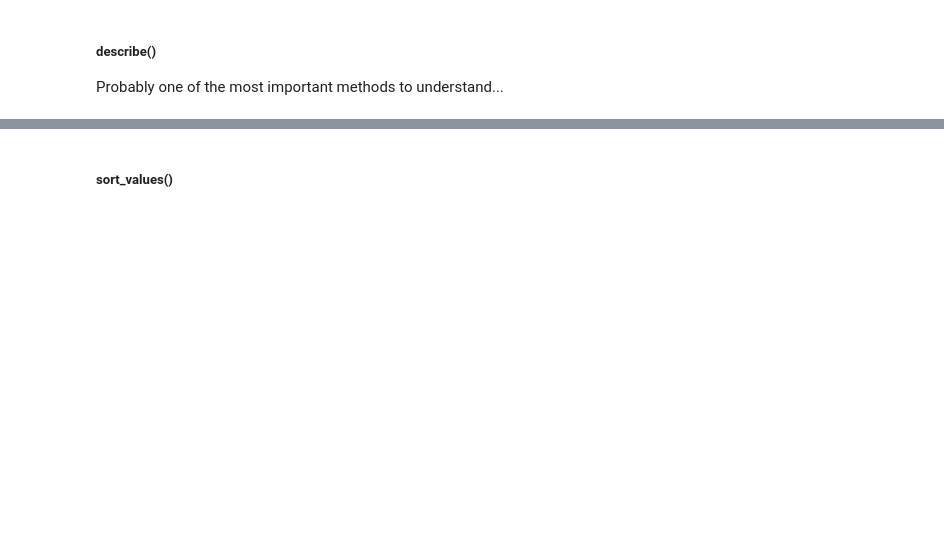
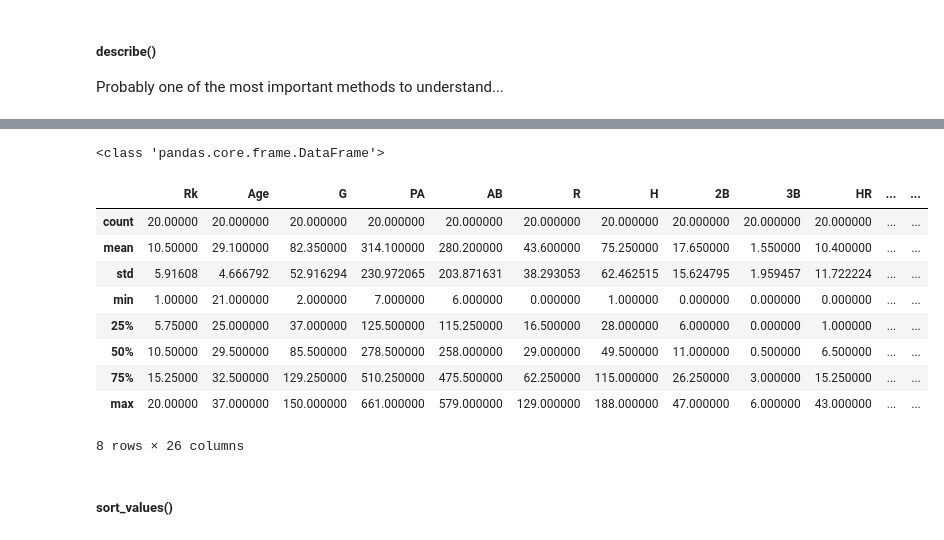
Before and after one commit to bstanton773/week9-day2, a Jupyter notebook: Data_Science_Day_2_Pandas-Lecture.ipynb, the cells around one changed output, grey strips where cells are left out. Cells and saved outputs as stored; diff of their text form; code cells hidden in the pictures; blank space fills up the shorter version.

```diff
--- a/Data_Science_Day_2_Pandas-Lecture.ipynb
+++ b/Data_Science_Day_2_Pandas-Lecture.ipynb
@@ -450,6 +514,22 @@ print(b17.keys().tolist())
 # %%
 # Collect summary statistics in one line
 # DataFrame.describe() -- Accepts parameters (include, exclude)
+b18_desc = b18.describe()
+
+print(type(b18_desc))
+b18_desc
+# %% [output]
+<class 'pandas.core.frame.DataFrame'>
+|  | Rk | Age | G | PA | AB | R | H | 2B | 3B | HR | ... | ... |
+| count | 20.00000 | 20.000000 | 20.000000 | 20.000000 | 20.000000 | 20.000000 | 20.000000 | 20.000000 | 20.000000 | 20.000000 | ... | ... |
+| mean | 10.50000 | 29.100000 | 82.350000 | 314.100000 | 280.200000 | 43.600000 | 75.250000 | 17.650000 | 1.550000 | 10.400000 | ... | ... |
+| std | 5.91608 | 4.666792 | 52.916294 | 230.972065 | 203.871631 | 38.293053 | 62.462515 | 15.624795 | 1.959457 | 11.722224 | ... | ... |
+| min | 1.00000 | 21.000000 | 2.000000 | 7.000000 | 6.000000 | 0.000000 | 1.000000 | 0.000000 | 0.000000 | 0.000000 | ... | ... |
+| 25% | 5.75000 | 25.000000 | 37.000000 | 125.500000 | 115.250000 | 16.500000 | 28.000000 | 6.000000 | 0.000000 | 1.000000 | ... | ... |
+| 50% | 10.50000 | 29.500000 | 85.500000 | 278.500000 | 258.000000 | 29.000000 | 49.500000 | 11.000000 | 0.500000 | 6.500000 | ... | ... |
+| 75% | 15.25000 | 32.500000 | 129.250000 | 510.250000 | 475.500000 | 62.250000 | 115.000000 | 26.250000 | 3.000000 | 15.250000 | ... | ... |
+| max | 20.00000 | 37.000000 | 150.000000 | 661.000000 | 579.000000 | 129.000000 | 188.000000 | 47.000000 | 6.000000 | 43.000000 | ... | ... |
+8 rows × 26 columns
 # %% [markdown]
 ##### sort_values()
 # %%
```
Also changed, not shown: parts of 54 cells of this notebook.
